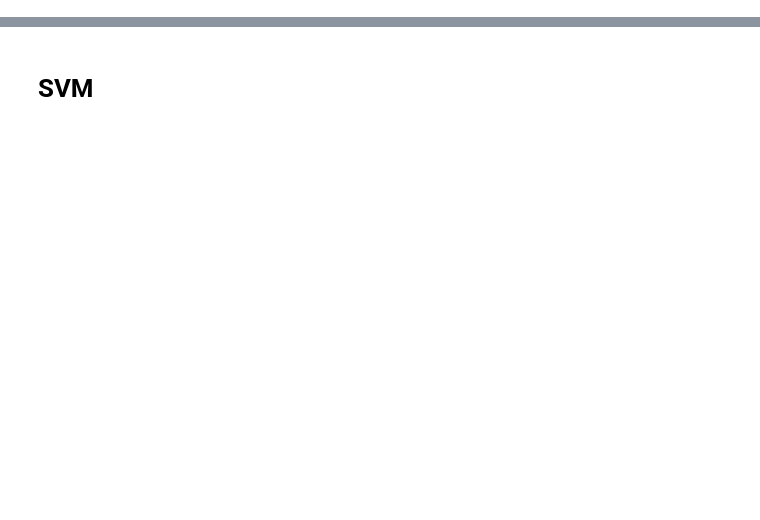
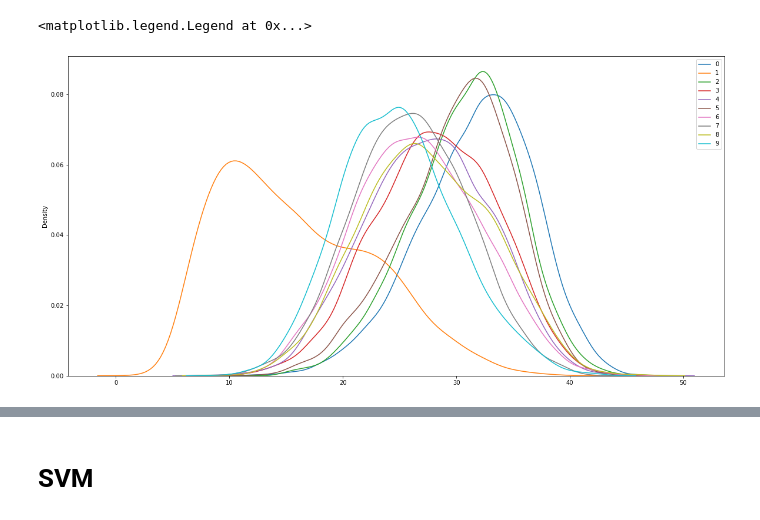
Before and after one commit to MoaazZaki/grade-auto-filler, a Jupyter notebook: playgrounds/NumberDetectionModel.ipynb, the cells around one changed output, grey strips where cells are left out. Cells and saved outputs as stored; diff of their text form; code cells hidden in the pictures; blank space fills up the shorter version.

```diff
--- a/playgrounds/NumberDetectionModel.ipynb
+++ b/playgrounds/NumberDetectionModel.ipynb
@@ -74,0 +178,7 @@ X_train.shape
+# %%
+result = {i:[] for i in range(10)}
+for i,img in enumerate(X_train[:50000]):
+    K = curvature_transform(img)
+    result[y_train[i]].append(np.sum(K>2))
+
+result
@@ -74,0 +203,7 @@ X_train.shape
+# %%
+plt.figure(figsize=(20,10))
+_=[sns.kdeplot(result[i]) for i in range(10)]
+plt.legend([i for i in range(10)])
+# %% [output]
+<matplotlib.legend.Legend at 0x...>
+[figure, added]
```
Also changed, not shown: parts of 48 cells of this notebook, 1 other file.
